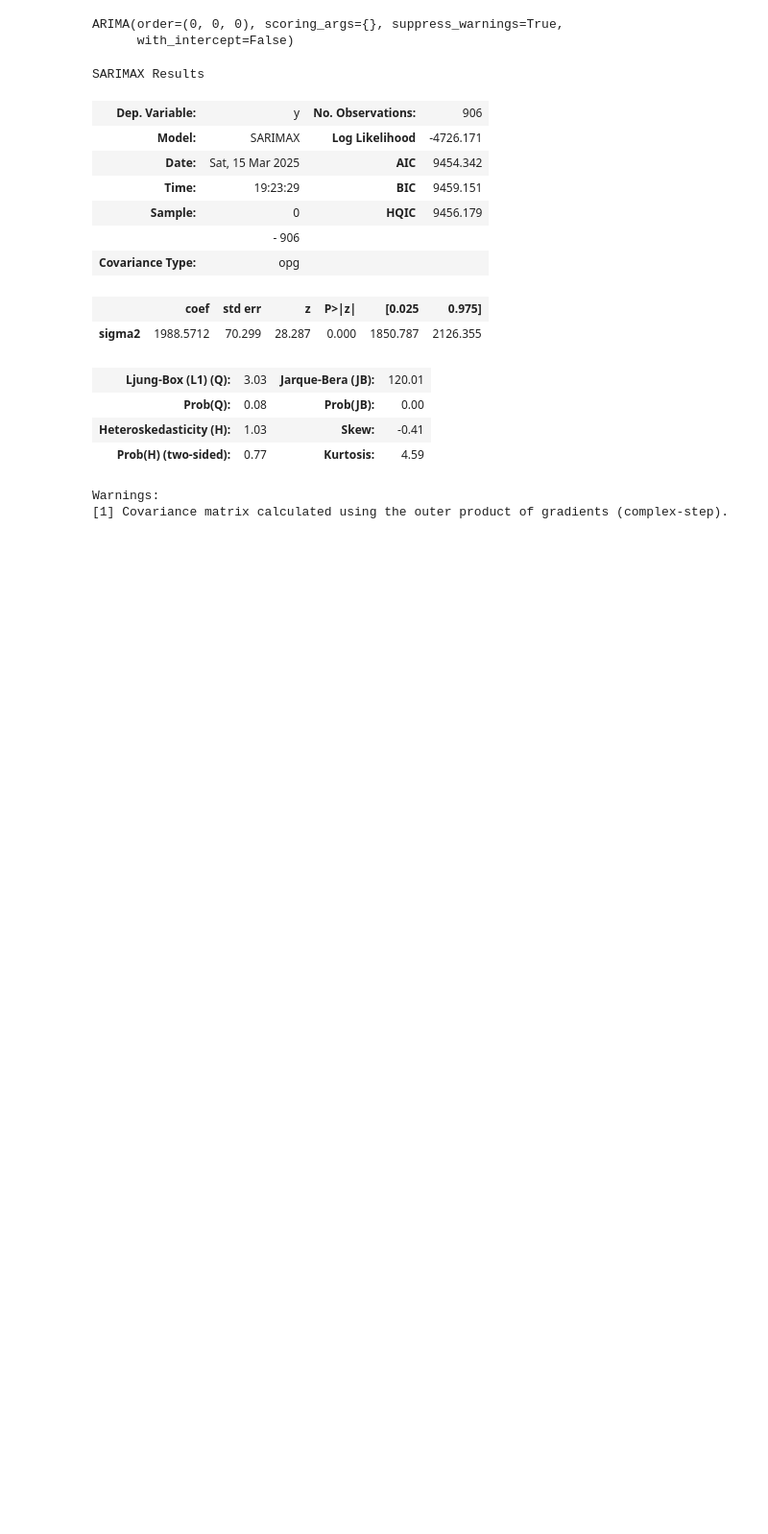
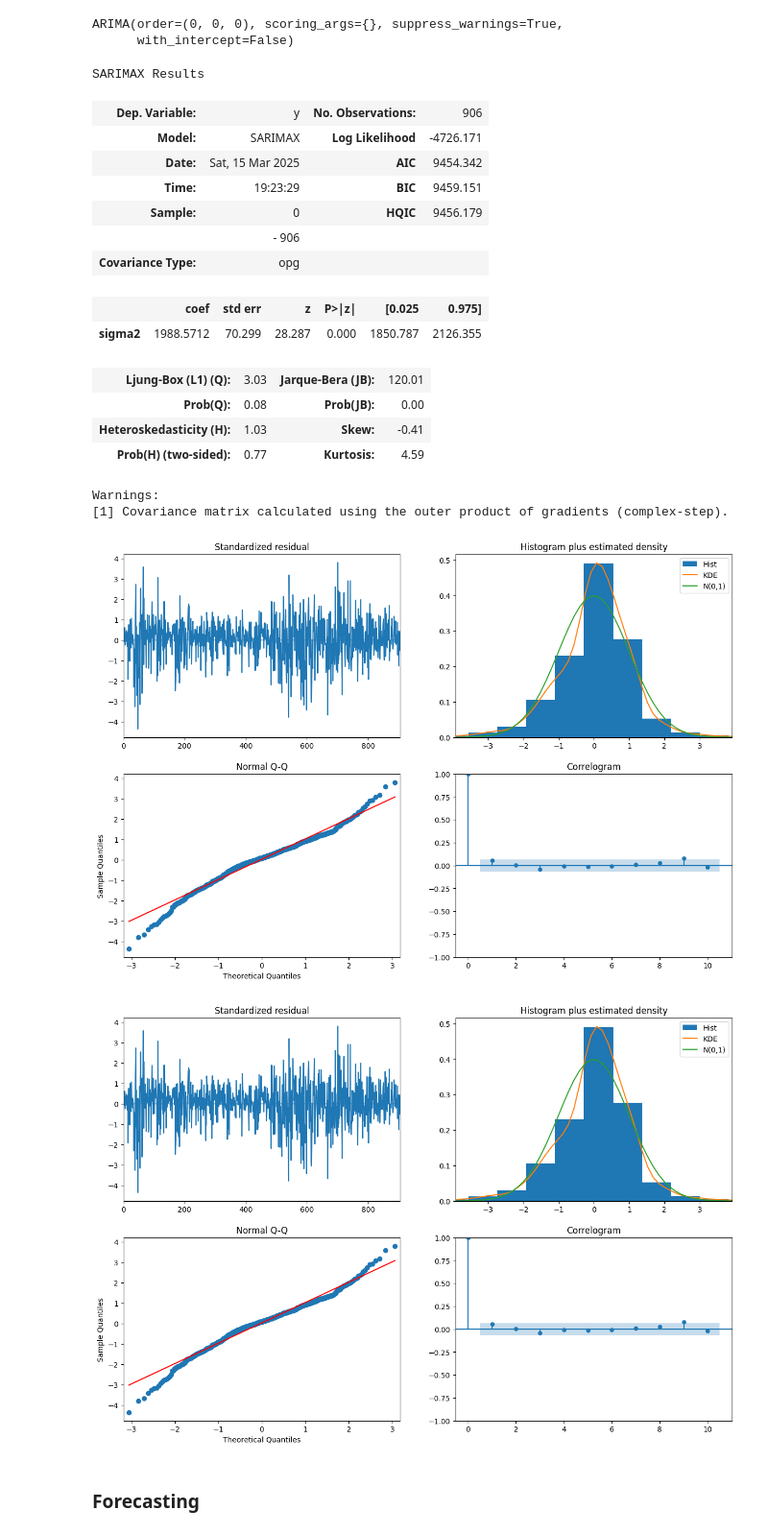
Before and after one commit to hivan04/spx_price_forecast, a Jupyter notebook: Notebooks/2. model_training_spx.ipynb, the cells around one changed output. Shown at 96% size. Cells and saved outputs as stored; diff of their text form; code cells hidden in the pictures; blank space fills up the shorter version.

```diff
--- a/Notebooks/2. model_training_spx.ipynb
+++ b/Notebooks/2. model_training_spx.ipynb
@@ -847,3 +855,10 @@ SARIMAX Results
 | Prob(H) (two-sided): | 0.77 | Kurtosis: | 4.59 |
 Warnings:
 [1] Covariance matrix calculated using the outer product of gradients (complex-step).
+# %%
+model_spx_auto.plot_diagnostics(figsize=(15,10))
+# %% [output]
+[figure, added]
+[figure, added]
+# %% [markdown]
+### Forecasting
```
Also changed, not shown: parts of 13 cells of this notebook.
